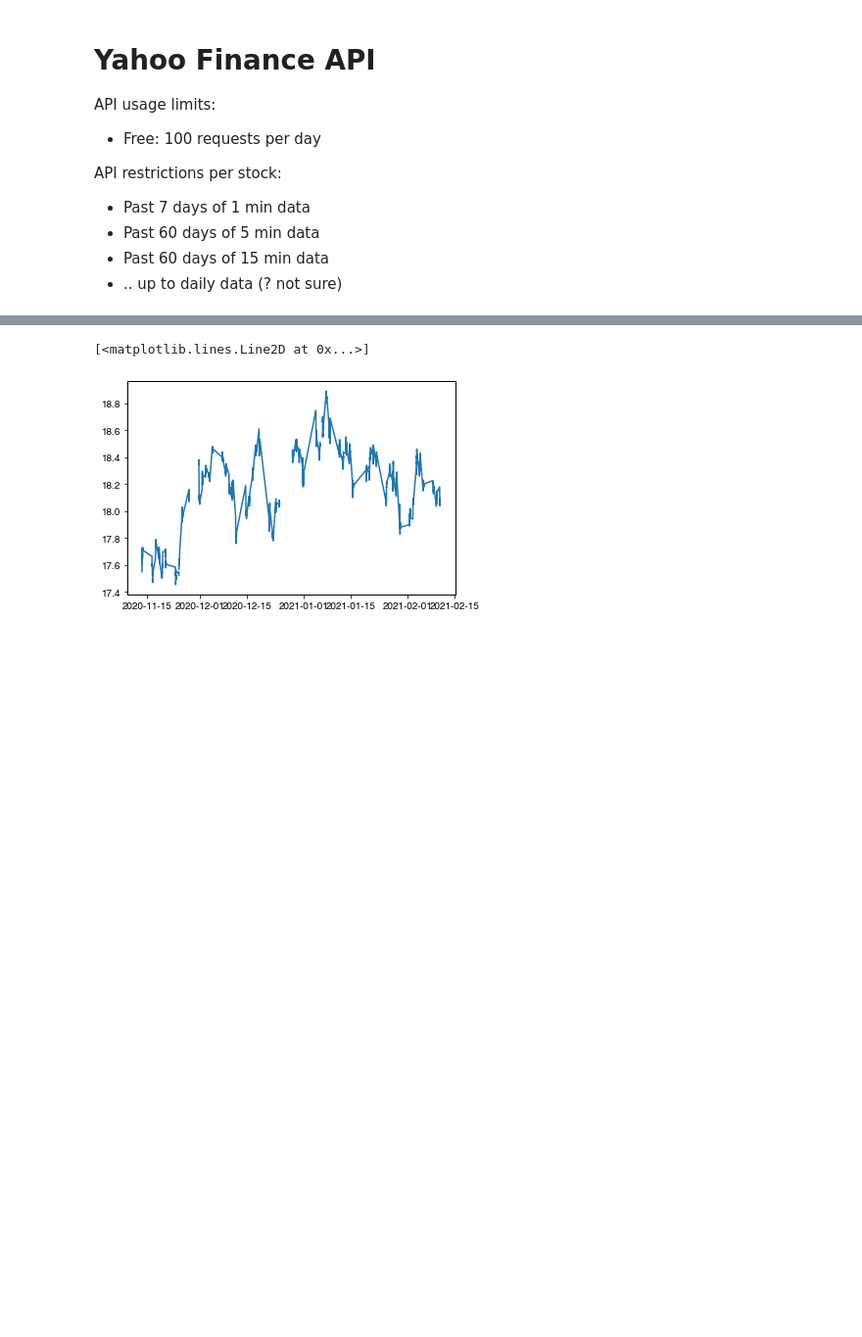
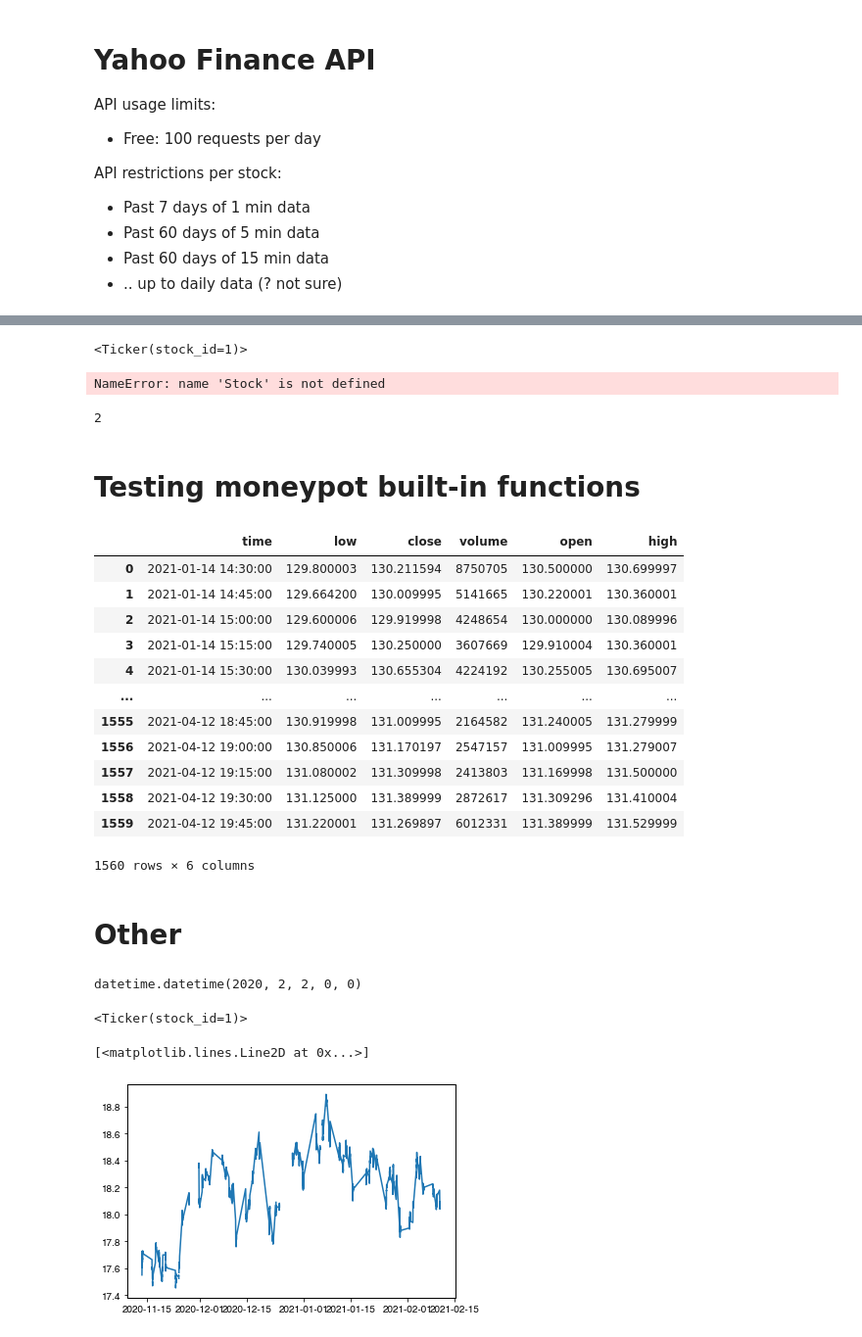
Before and after one commit to franksh/moneypot, a Jupyter notebook: moneypot/notebooks/data_handling/data_yahoo_finance.ipynb, the cells around one changed output, grey strips where cells are left out. Shown at 98% size. Saved outputs shown, nothing was run; the diff lists cells and outputs as text; code cells hidden in the pictures; blank space fills up the shorter version.

Commit message:
add brokers, yfinance and basic charting

```diff
--- a/moneypot/notebooks/data_handling/data_yahoo_finance.ipynb
+++ b/moneypot/notebooks/data_handling/data_yahoo_finance.ipynb
@@ -64,3 +161,53 @@ df.head()
+# %%
+ticker
+# %% [output]
+<Ticker(stock_id=1)>
+# %%
+from moneypot.exchange import Session
+
+session = Session()
+stocks = session.query(Stock).filter(Stock.symbol=='AAPL').first()
+# %% [output]
+NameError: name 'Stock' is not defined
+# %%
+from moneypot.exchange import get_stock_id_by_symbol
+
+get_stock_id_by_symbol("TSLA")
+# %% [output]
+2
+# %% [markdown]
+# Testing moneypot built-in functions
+# %%
+import moneypot
+from moneypot.broker import YFinanceBroker
+broker = YFinanceBroker()
+
+broker.load_ticker(symbol='AAPL')
+# %% [output]
+|  | time | low | close | volume | open | high |
+| 0 | 2021-01-14 14:30:00 | 129.800003 | 130.211594 | 8750705 | 130.500000 | 130.699997 |
+| 1 | 2021-01-14 14:45:00 | 129.664200 | 130.009995 | 5141665 | 130.220001 | 130.360001 |
+| 2 | 2021-01-14 15:00:00 | 129.600006 | 129.919998 | 4248654 | 130.000000 | 130.089996 |
+| 3 | 2021-01-14 15:15:00 | 129.740005 | 130.250000 | 3607669 | 129.910004 | 130.360001 |
+| 4 | 2021-01-14 15:30:00 | 130.039993 | 130.655304 | 4224192 | 130.255005 | 130.695007 |
+| ... | ... | ... | ... | ... | ... | ... |
+| 1555 | 2021-04-12 18:45:00 | 130.919998 | 131.009995 | 2164582 | 131.240005 | 131.279999 |
+| 1556 | 2021-04-12 19:00:00 | 130.850006 | 131.170197 | 2547157 | 131.009995 | 131.279007 |
+| 1557 | 2021-04-12 19:15:00 | 131.080002 | 131.309998 | 2413803 | 131.169998 | 131.500000 |
+| 1558 | 2021-04-12 19:30:00 | 131.125000 | 131.389999 | 2872617 | 131.309296 | 131.410004 |
+| 1559 | 2021-04-12 19:45:00 | 131.220001 | 131.269897 | 6012331 | 131.389999 | 131.529999 |
+1560 rows × 6 columns
+# %% [markdown]
+# Other
+# %%
+from datetime import datetime
+datetime.strptime("2020-02-02", "%Y-%m-%d")
+# %% [output]
+datetime.datetime(2020, 2, 2, 0, 0)
+# %%
+Ticker(stock_id=1)
+# %% [output]
+<Ticker(stock_id=1)>
 # %%
 df = df.assign(timestamp = df.timestamp.apply(datetime.utcfromtimestamp))
 # %%
```
Also changed, not shown: parts of 15 cells of this notebook, 13 other files.
